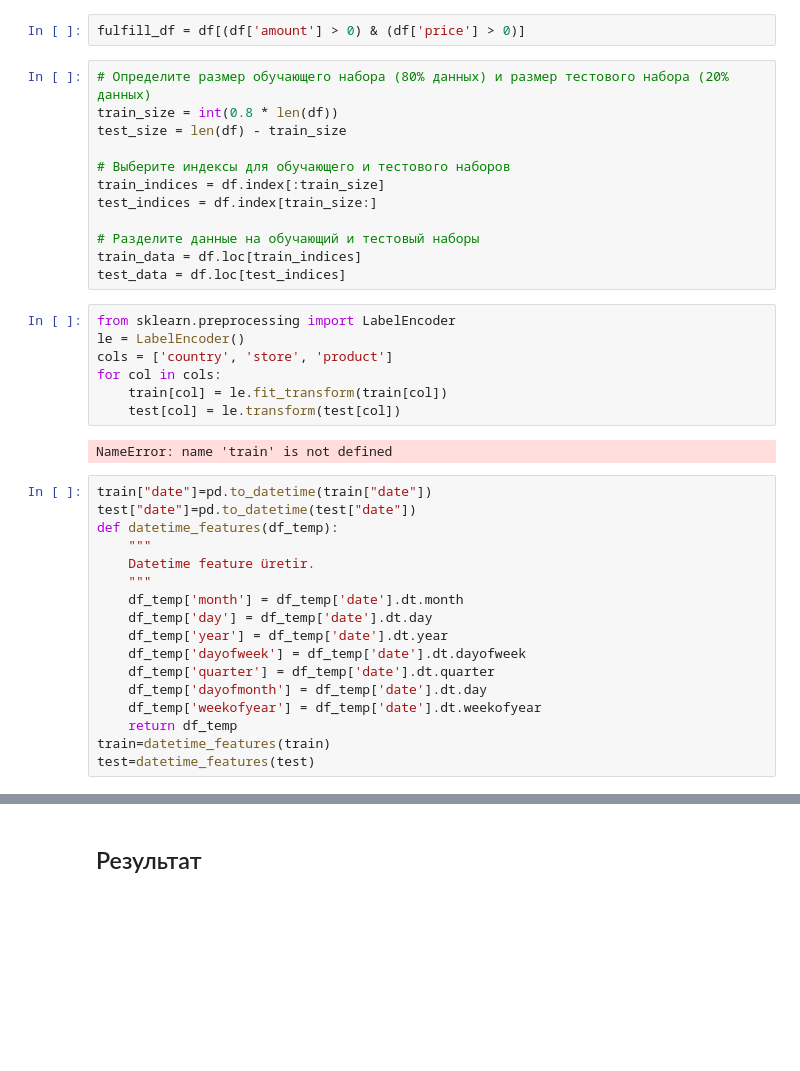
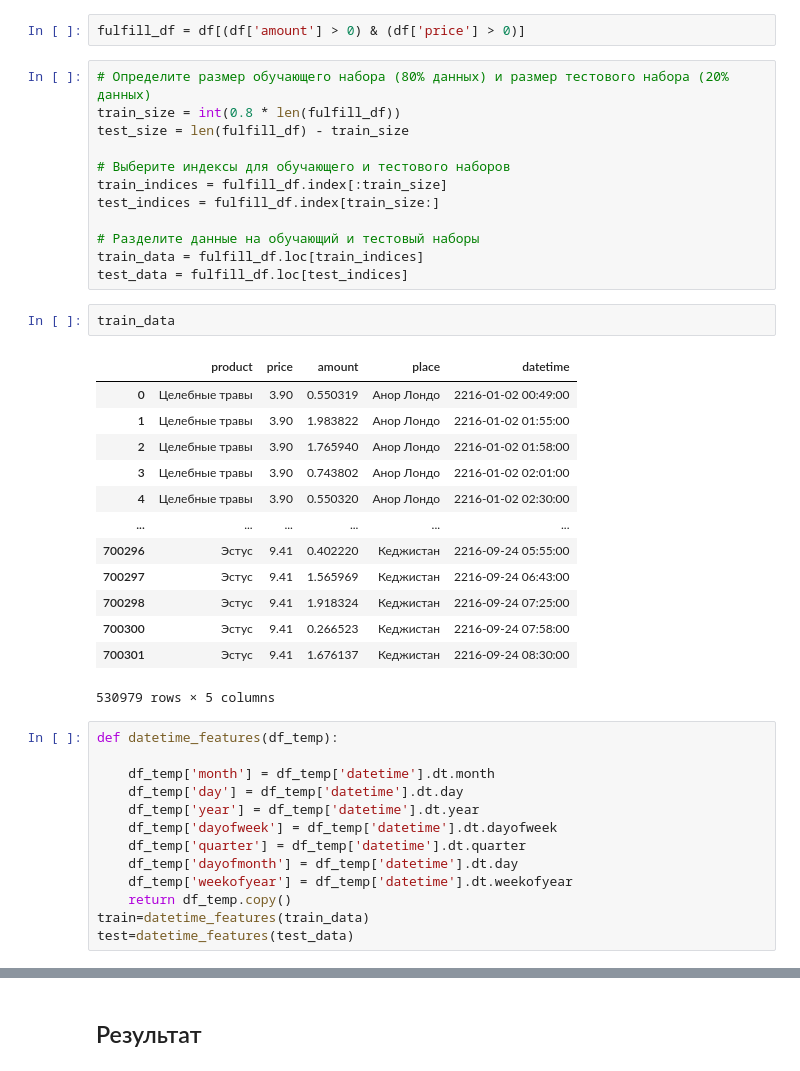
Before and after one commit to maxlyara1/Maksim_Lyara_GPN, a Jupyter notebook: Maksim_Lyara_GPN.ipynb, the cells around one changed output, grey strips where cells are left out. Saved outputs shown, nothing was run; the diff lists cells and outputs as text; blank space fills up the shorter version.

```diff
--- a/Maksim_Lyara_GPN.ipynb
+++ b/Maksim_Lyara_GPN.ipynb
@@ -403,39 +426,42 @@ df.duplicated().sum()
 fulfill_df = df[(df['amount'] > 0) & (df['price'] > 0)]
 # %%
 # Определите размер обучающего набора (80% данных) и размер тестового набора (20% данных)
-train_size = int(0.8 * len(df))
-test_size = len(df) - train_size
+train_size = int(0.8 * len(fulfill_df))
+test_size = len(fulfill_df) - train_size
 
 # Выберите индексы для обучающего и тестового наборов
-train_indices = df.index[:train_size]
-test_indices = df.index[train_size:]
+train_indices = fulfill_df.index[:train_size]
+test_indices = fulfill_df.index[train_size:]
 
 # Разделите данные на обучающий и тестовый наборы
-train_data = df.loc[train_indices]
-test_data = df.loc[test_indices]
+train_data = fulfill_df.loc[train_indices]
+test_data = fulfill_df.loc[test_indices]
-# %%
-from sklearn.preprocessing import LabelEncoder
-le = LabelEncoder()
-cols = ['country', 'store', 'product']
-for col in cols:
-    train[col] = le.fit_transform(train[col])
-    test[col] = le.transform(test[col])
-# %% [output]
-NameError: name 'train' is not defined
+# %%
+train_data
+# %% [output]
+|  | product | price | amount | place | datetime |
+| 0 | Целебные травы | 3.90 | 0.550319 | Анор Лондо | 2216-01-02 00:49:00 |
+| 1 | Целебные травы | 3.90 | 1.983822 | Анор Лондо | 2216-01-02 01:55:00 |
+| 2 | Целебные травы | 3.90 | 1.765940 | Анор Лондо | 2216-01-02 01:58:00 |
+| 3 | Целебные травы | 3.90 | 0.743802 | Анор Лондо | 2216-01-02 02:01:00 |
+| 4 | Целебные травы | 3.90 | 0.550320 | Анор Лондо | 2216-01-02 02:30:00 |
+| ... | ... | ... | ... | ... | ... |
+| 700296 | Эстус | 9.41 | 0.402220 | Кеджистан | 2216-09-24 05:55:00 |
+| 700297 | Эстус | 9.41 | 1.565969 | Кеджистан | 2216-09-24 06:43:00 |
+| 700298 | Эстус | 9.41 | 1.918324 | Кеджистан | 2216-09-24 07:25:00 |
+| 700300 | Эстус | 9.41 | 0.266523 | Кеджистан | 2216-09-24 07:58:00 |
+| 700301 | Эстус | 9.41 | 1.676137 | Кеджистан | 2216-09-24 08:30:00 |
+530979 rows × 5 columns
 # %%
-train["date"]=pd.to_datetime(train["date"])
-test["date"]=pd.to_datetime(test["date"])
 def datetime_features(df_temp):
-    """
-    Datetime feature üretir.
-    """
-    df_temp['month'] = df_temp['date'].dt.month
-    df_temp['day'] = df_temp['date'].dt.day
-    df_temp['year'] = df_temp['date'].dt.year
-    df_temp['dayofweek'] = df_temp['date'].dt.dayofweek
-    df_temp['quarter'] = df_temp['date'].dt.quarter
-    df_temp['dayofmonth'] = df_temp['date'].dt.day
-    df_temp['weekofyear'] = df_temp['date'].dt.weekofyear
-    return df_temp
-train=datetime_features(train)
-test=datetime_features(test)
+
+    df_temp['month'] = df_temp['datetime'].dt.month
+    df_temp['day'] = df_temp['datetime'].dt.day
+    df_temp['year'] = df_temp['datetime'].dt.year
+    df_temp['dayofweek'] = df_temp['datetime'].dt.dayofweek
+    df_temp['quarter'] = df_temp['datetime'].dt.quarter
+    df_temp['dayofmonth'] = df_temp['datetime'].dt.day
+    df_temp['weekofyear'] = df_temp['datetime'].dt.weekofyear
+    return df_temp.copy()
+train=datetime_features(train_data)
+test=datetime_features(test_data)
```
Also changed, not shown: parts of 7 cells of this notebook.
